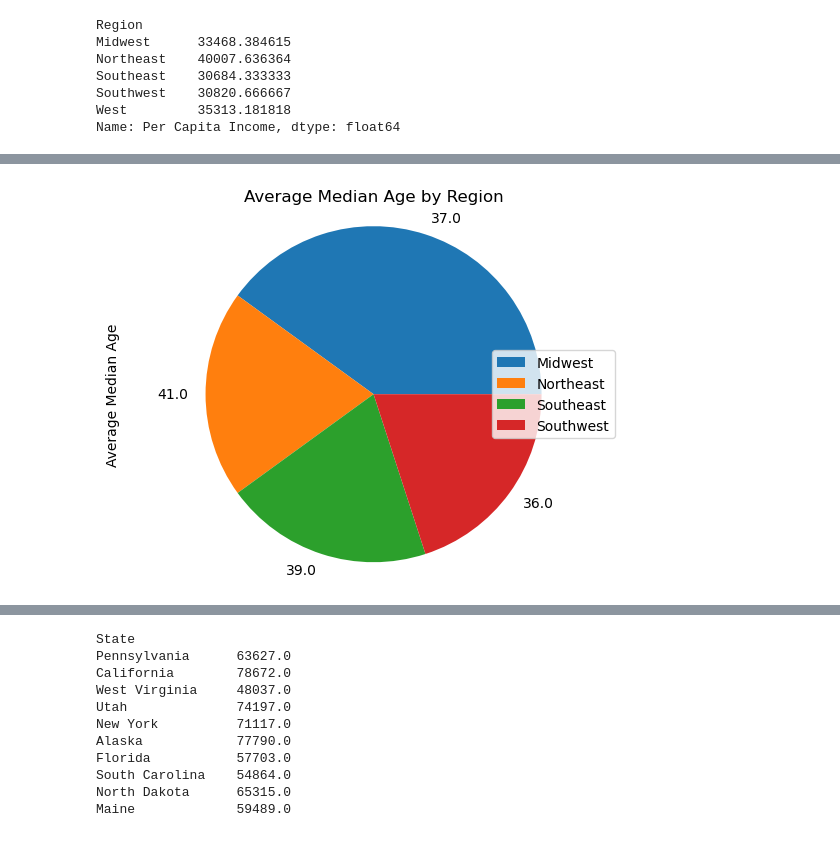
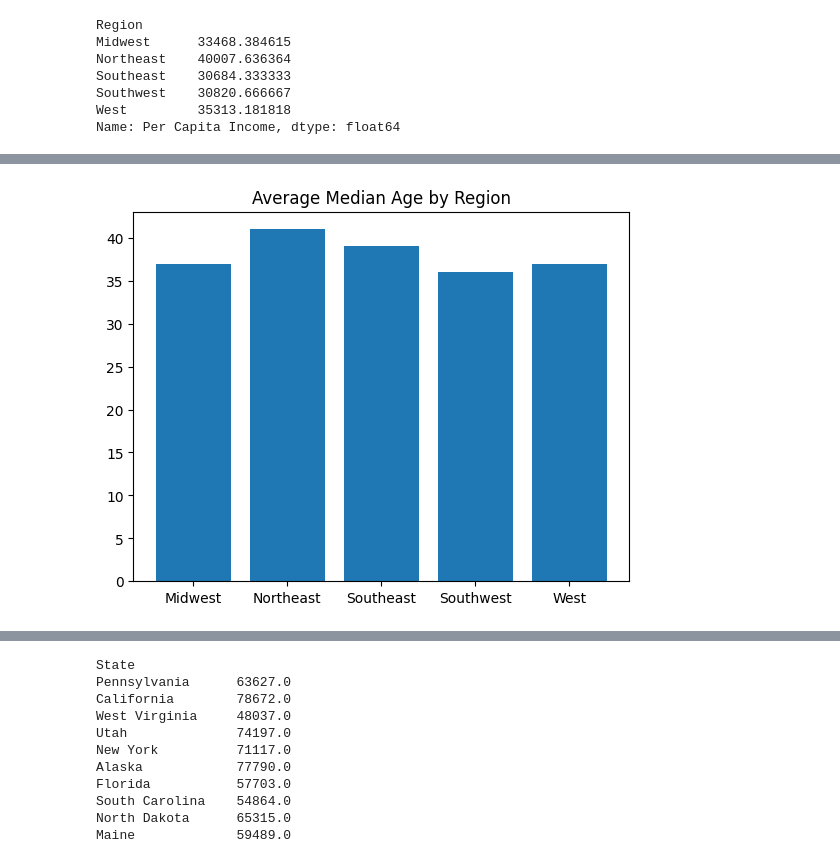
Before and after one commit to raniljoshua/Data-Analysis-Bootcamp_Project-1, a Jupyter notebook: census_data.ipynb, the cells around one changed output, grey strips where cells are left out. Saved outputs shown, nothing was run; the diff lists cells and outputs as text; code cells hidden in the pictures.

Commit message:
changed pie chart to bar graph in census data csv

```diff
--- a/census_data.ipynb
+++ b/census_data.ipynb
@@ -248,16 +248,11 @@ region_averages_df
 # %%
 # Generate a pie plot showing the average median age by region
-Regional_age_averages = region_averages_df['Average Median Age'].value_counts()
-Regional_age_pie = Regional_age_averages.plot(kind="pie", y='Average Median Age')
-plt.axis("equal")
-labels = ['Midwest', 'Northeast', 'Southeast', 'Southwest', 'West']
-plt.legend(labels, loc="center right")
-plt.ylabel("Average Median Age")
+plt.bar(region_averages_df.index, region_averages_df['Average Median Age'])
 plt.title("Average Median Age by Region")
 plt.savefig("Figures/Fig1.png")
 plt.show()
 # %% [output]
-[figure, old version]
+[figure, new version]
 # %%
 Grouped_income = region_averages_df[["Average Household Income","Average Per Capita Income"]]
 Grouped_income.plot(kind='bar')
```
Also changed, not shown: parts of 2 cells of this notebook, 6 other files.
